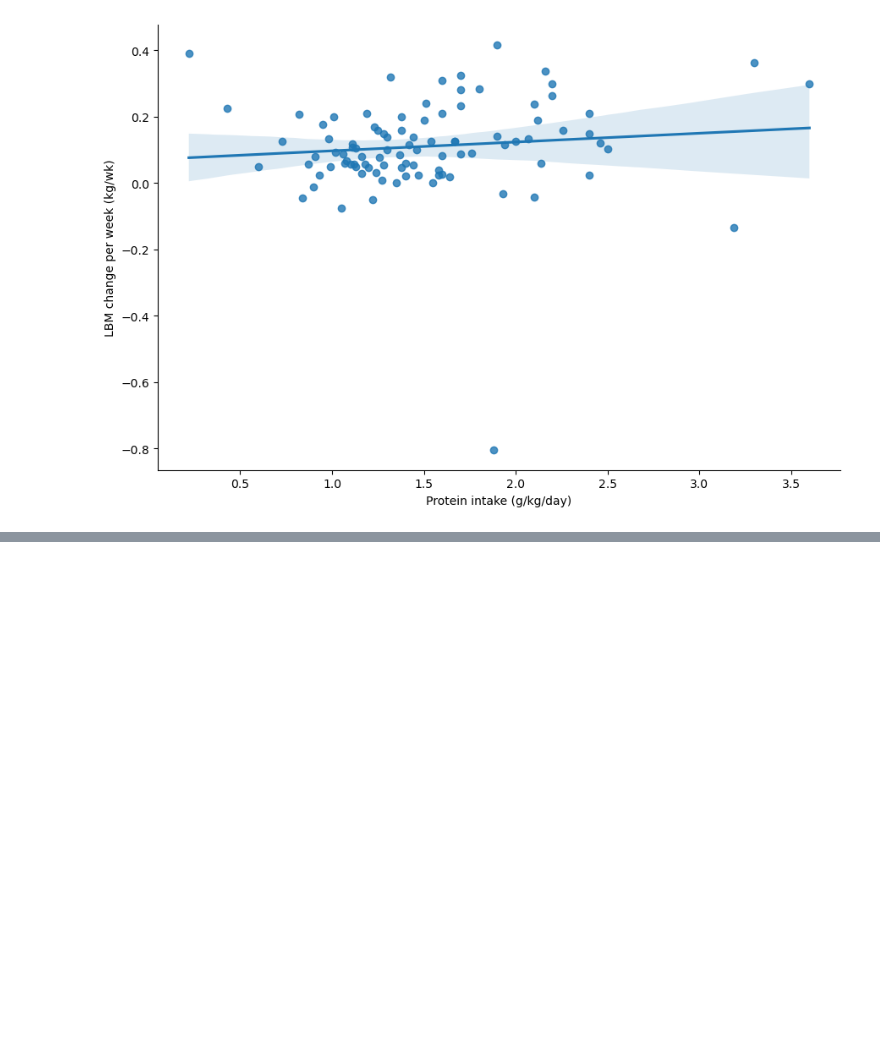
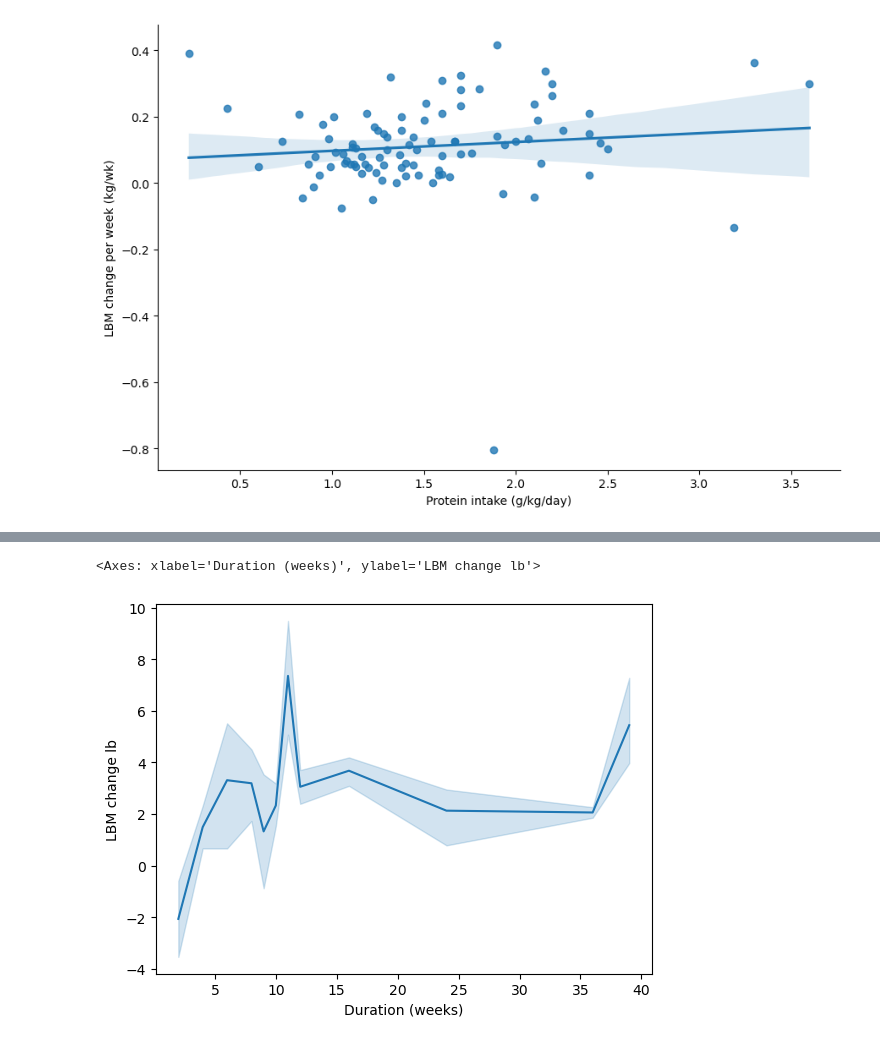
Before and after one commit to adriankUSA/portfolio, a Jupyter notebook: protein_resistance_analysis/protein_resistance_analysis.ipynb, the cells around one changed output, grey strips where cells are left out. Drawn from its saved outputs; the diff is of its cells as text; code cells hidden in the pictures; blank space fills up the shorter version.

```diff
--- a/protein_resistance_analysis/protein_resistance_analysis.ipynb
+++ b/protein_resistance_analysis/protein_resistance_analysis.ipynb
@@ -244,0 +278,5 @@ sns.lmplot(
+# %%
+sns.lineplot(data=df_clean, x="Duration (weeks)", y="LBM change lb")
+# %% [output]
+<Axes: xlabel='Duration (weeks)', ylabel='LBM change lb'>
+[figure, added]
```
Also changed, not shown: parts of 28 cells of this notebook, 2 other files.
